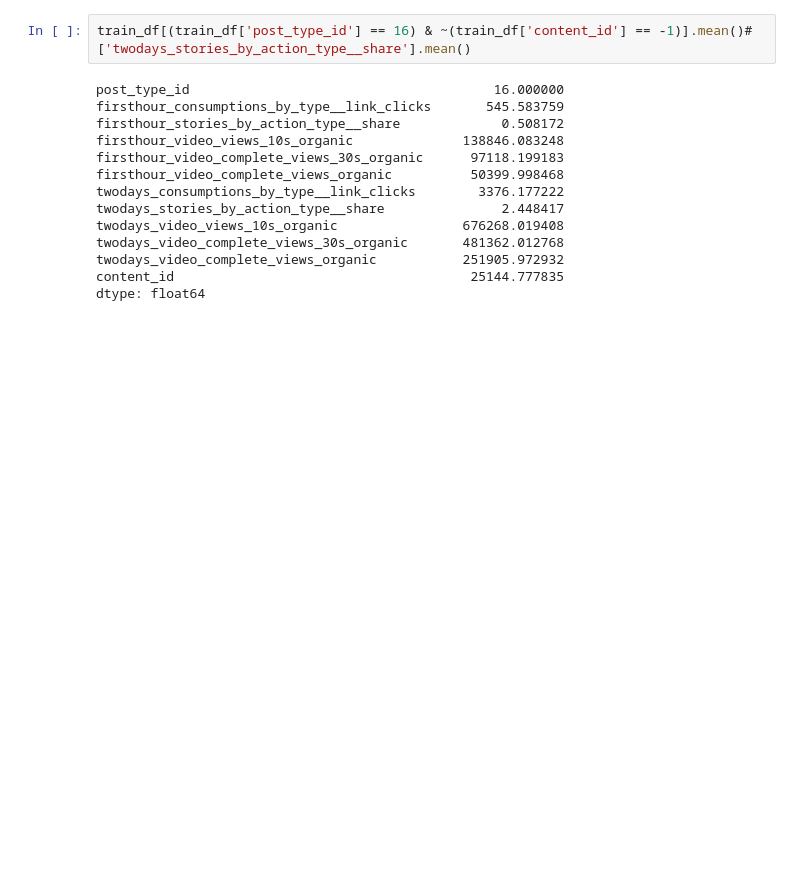
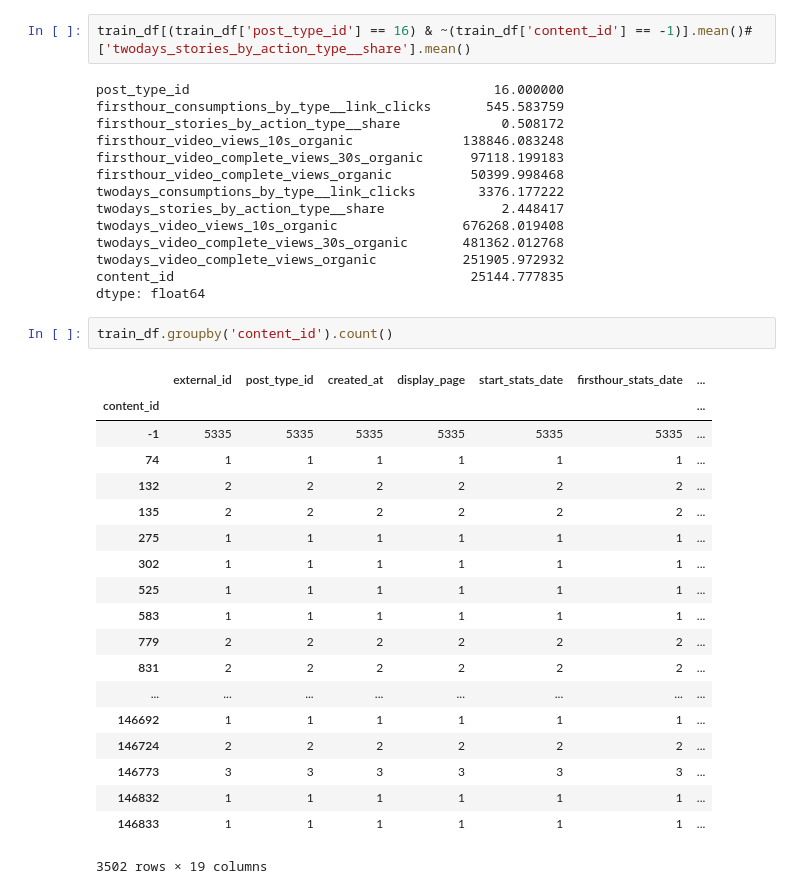
Before and after one commit to eshwarchandrasekharan/predict-pop, a Jupyter notebook: code/video-stats.ipynb, the cells around one changed output. Cells and saved outputs as stored; diff of their text form; blank space fills up the shorter version.

```diff
--- a/code/video-stats.ipynb
+++ b/code/video-stats.ipynb
@@ -1483,3 +1483,25 @@ twodays_video_complete_views_30s_organic       481362.012768
 twodays_video_complete_views_organic           251905.972932
 content_id                                      25144.777835
 dtype: float64
+# %%
+train_df.groupby('content_id').count()
+# %% [output]
+|  | external_id | post_type_id | created_at | display_page | start_stats_date | firsthour_stats_date | ... |
+| content_id |  |  |  |  |  |  | ... |
+| -1 | 5335 | 5335 | 5335 | 5335 | 5335 | 5335 | ... |
+| 74 | 1 | 1 | 1 | 1 | 1 | 1 | ... |
+| 132 | 2 | 2 | 2 | 2 | 2 | 2 | ... |
+| 135 | 2 | 2 | 2 | 2 | 2 | 2 | ... |
+| 275 | 1 | 1 | 1 | 1 | 1 | 1 | ... |
+| 302 | 1 | 1 | 1 | 1 | 1 | 1 | ... |
+| 525 | 1 | 1 | 1 | 1 | 1 | 1 | ... |
+| 583 | 1 | 1 | 1 | 1 | 1 | 1 | ... |
+| 779 | 2 | 2 | 2 | 2 | 2 | 2 | ... |
+| 831 | 2 | 2 | 2 | 2 | 2 | 2 | ... |
+| ... | ... | ... | ... | ... | ... | ... | ... |
+| 146692 | 1 | 1 | 1 | 1 | 1 | 1 | ... |
+| 146724 | 2 | 2 | 2 | 2 | 2 | 2 | ... |
+| 146773 | 3 | 3 | 3 | 3 | 3 | 3 | ... |
+| 146832 | 1 | 1 | 1 | 1 | 1 | 1 | ... |
+| 146833 | 1 | 1 | 1 | 1 | 1 | 1 | ... |
+3502 rows × 19 columns
```
Also changed, not shown: 1 other file.
